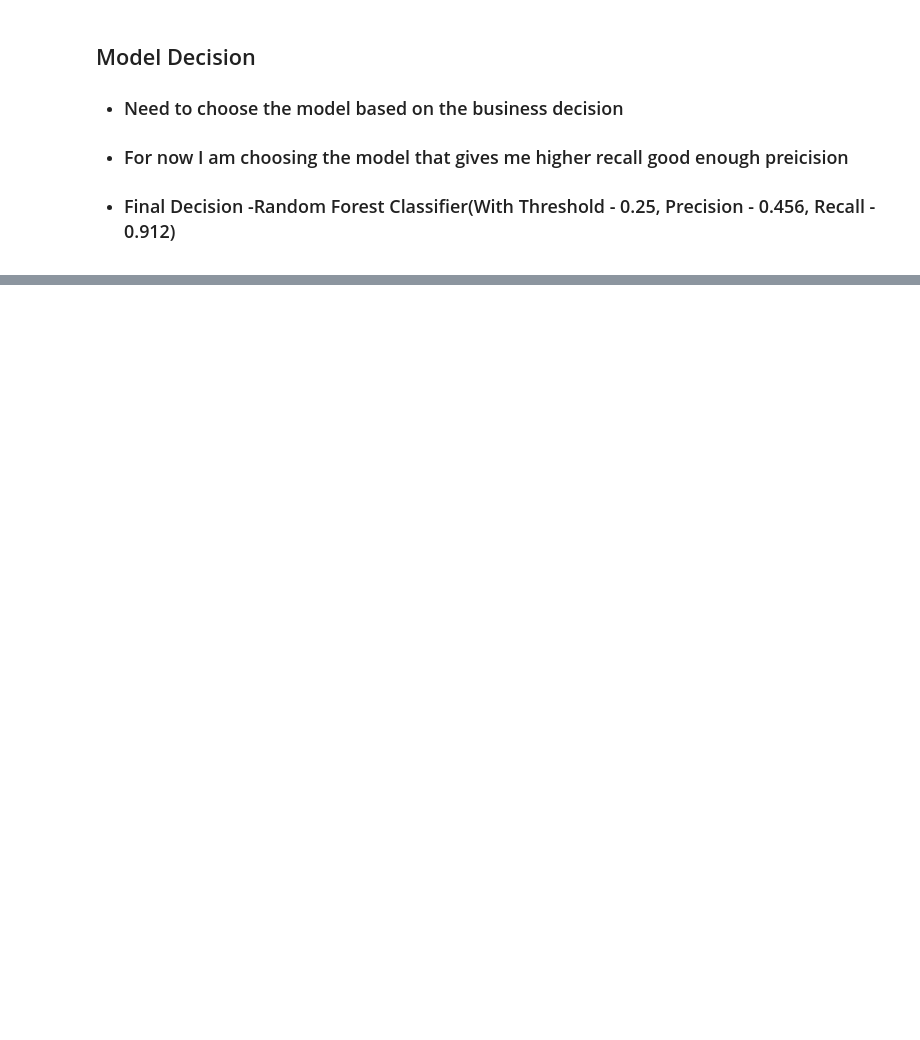
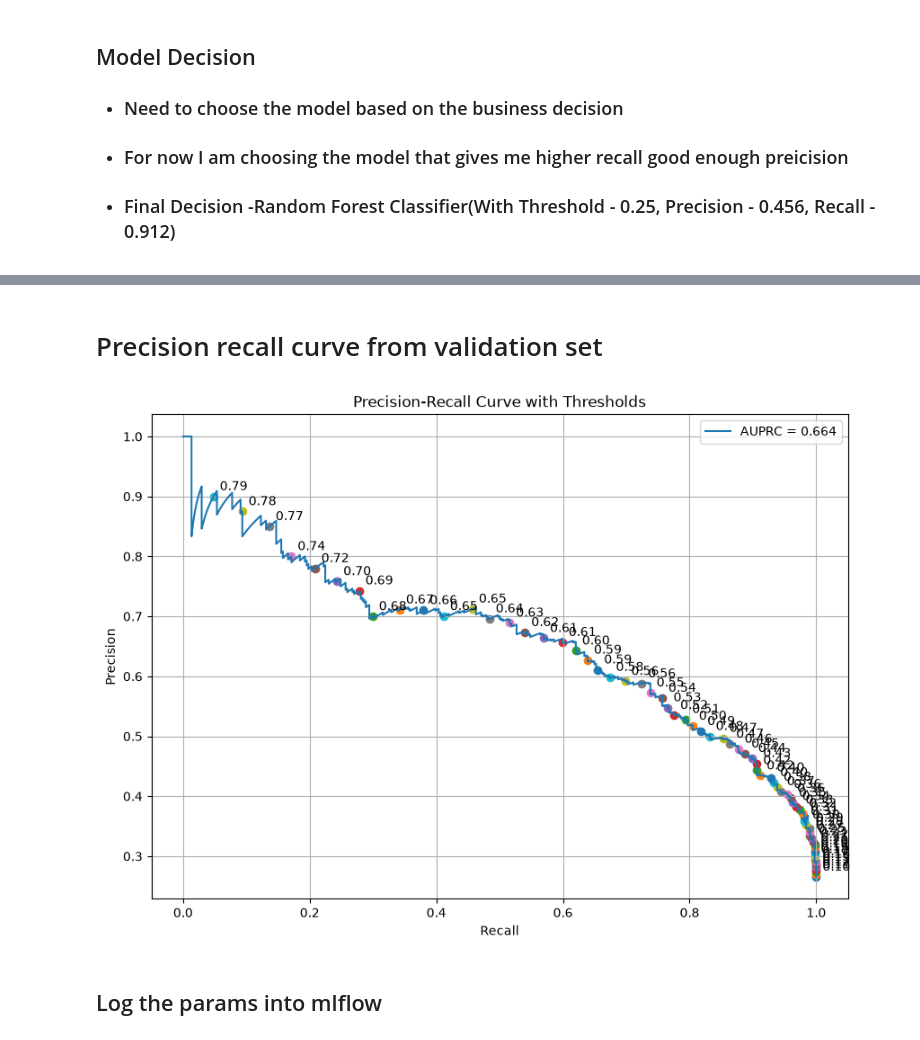
Before and after one commit to SumanAch10/end-to-end-customer-churn, a Jupyter notebook: notebooks/eda.ipynb, the cells around one changed output, grey strips where cells are left out. Cells and saved outputs as stored; diff of their text form; code cells hidden in the pictures; blank space fills up the shorter version.

```diff
--- a/notebooks/eda.ipynb
+++ b/notebooks/eda.ipynb
@@ -550,0 +732,17 @@ Thresh  Prec_1  Rec_1   F1_1
+# %%
+rf_model = RandomForestClassifier(**best_params)
+#Training timer
+start_train = time.time()
+rf_model.fit(X_test,y_test)
+train_time = time.time()-start_train
+print(f"Training time:{train_time:.2f} seconds")
+
+#Prediction timer
+start_predict = time.time()
+predict_proba = rf_model.predict_proba(X_test)[:,1]
+y_pred = (predict_proba>=THRESHOLD).astype(int)
+pred_time = time.time() - start_predict
+print(f"Prediction time:{pred_time:.2f} seconds")
+
+#classification report
+print(classification_report(y_true=y_test,y_pred = y_pred))
@@ -550,0 +760,43 @@ Thresh  Prec_1  Rec_1   F1_1
+# %% [markdown]
+# Precision recall curve from validation set
+# %%
+from sklearn.metrics import precision_recall_curve, average_precision_score
+import matplotlib.pyplot as plt
+
+val_proba = rf_model.predict_proba(X_val)[:, 1]
+
+precision, recall, thresholds = precision_recall_curve(
+    y_val,
+    val_proba
+)
+
+auprc = average_precision_score(y_val, val_proba)
+
+plt.figure(figsize=(10, 7))
+
+plt.plot(recall, precision, label=f"AUPRC = {auprc:.3f}")
+
+# Show threshold labels on selected points
+step = 20
+
+for i in range(0, len(thresholds), step):
+    plt.scatter(recall[i], precision[i])
+
+    plt.annotate(
+        f"{thresholds[i]:.2f}",
+        (recall[i], precision[i]),
+        xytext=(5, 5),
+        textcoords="offset points"
+    )
+
+plt.xlabel("Recall")
+plt.ylabel("Precision")
+plt.title("Precision-Recall Curve with Thresholds")
+plt.legend()
+plt.grid()
+
+plt.show()
+# %% [output]
+[figure, added]
+# %% [markdown]
+## Log the params into mlflow
```
Also changed, not shown: parts of 19 cells of this notebook, 1 other file.
